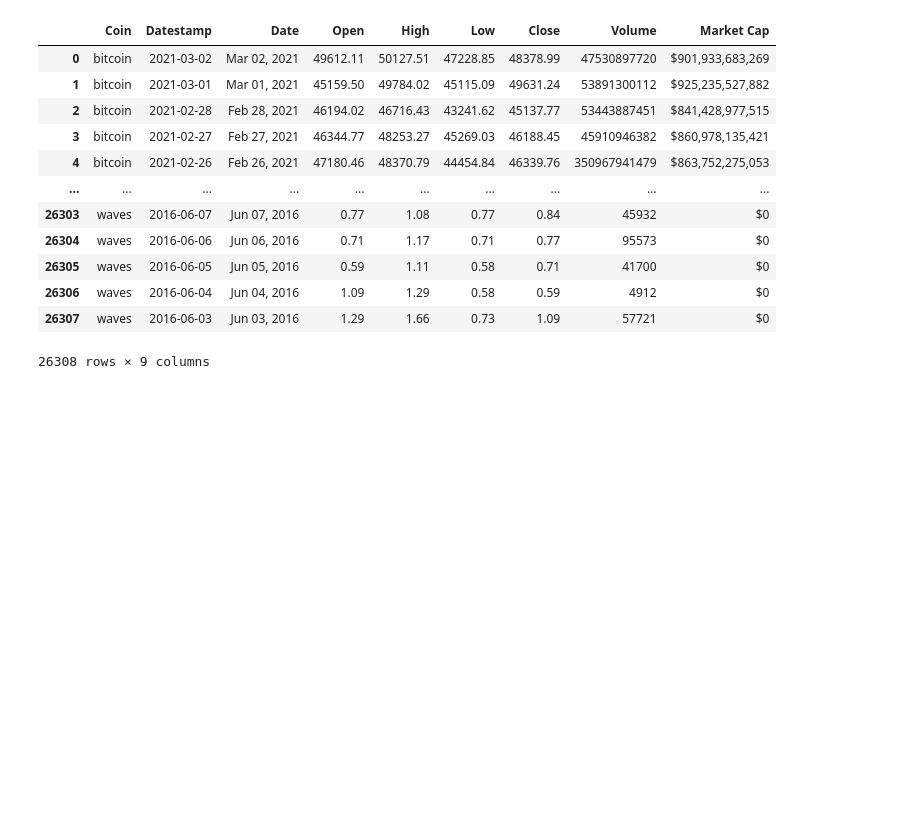
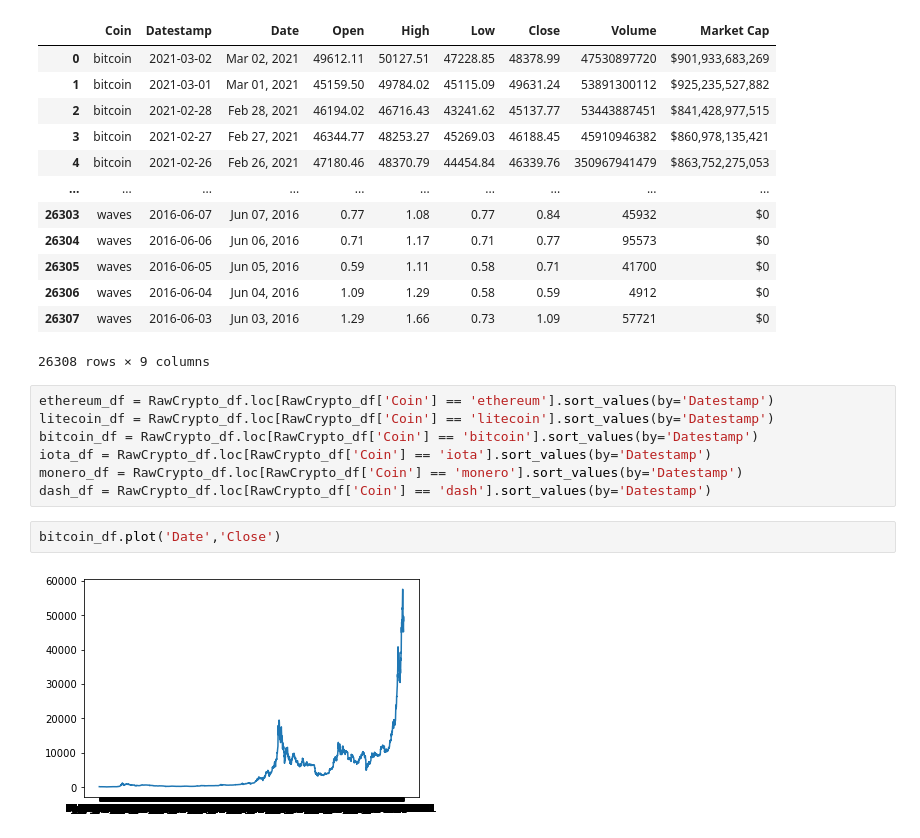
Before and after one commit to nickkyklausng/Crypto-Assignment, a Jupyter notebook: Dave-Crypto-Scratch-Notebook.ipynb, the cells around one changed output. Cells and saved outputs as stored; diff of their text form; blank space fills up the shorter version.

Commit message:
Have Graphs Working

```diff
--- a/Dave-Crypto-Scratch-Notebook.ipynb
+++ b/Dave-Crypto-Scratch-Notebook.ipynb
@@ -84,3 +84,14 @@ RawCrypto_df
 | 26306 | waves | 2016-06-04 | Jun 04, 2016 | 1.09 | 1.29 | 0.58 | 0.59 | 4912 | $0 |
 | 26307 | waves | 2016-06-03 | Jun 03, 2016 | 1.29 | 1.66 | 0.73 | 1.09 | 57721 | $0 |
 26308 rows × 9 columns
+# %%
+ethereum_df = RawCrypto_df.loc[RawCrypto_df['Coin'] == 'ethereum'].sort_values(by='Datestamp')
+litecoin_df = RawCrypto_df.loc[RawCrypto_df['Coin'] == 'litecoin'].sort_values(by='Datestamp')
+bitcoin_df = RawCrypto_df.loc[RawCrypto_df['Coin'] == 'bitcoin'].sort_values(by='Datestamp')
+iota_df = RawCrypto_df.loc[RawCrypto_df['Coin'] == 'iota'].sort_values(by='Datestamp')
+monero_df = RawCrypto_df.loc[RawCrypto_df['Coin'] == 'monero'].sort_values(by='Datestamp')
+dash_df = RawCrypto_df.loc[RawCrypto_df['Coin'] == 'dash'].sort_values(by='Datestamp')
+# %%
+bitcoin_df.plot('Date','Close')
+# %% [output]
+[figure, added]
```
Also changed, not shown: parts of 3 cells of this notebook.
